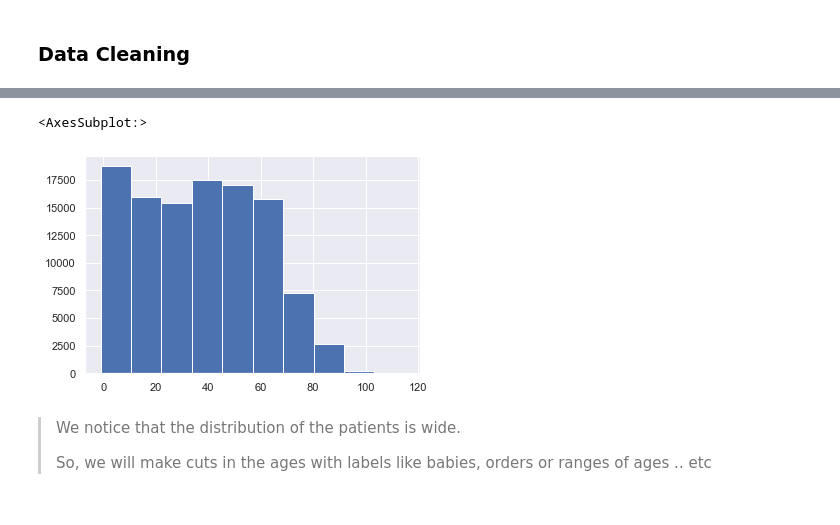
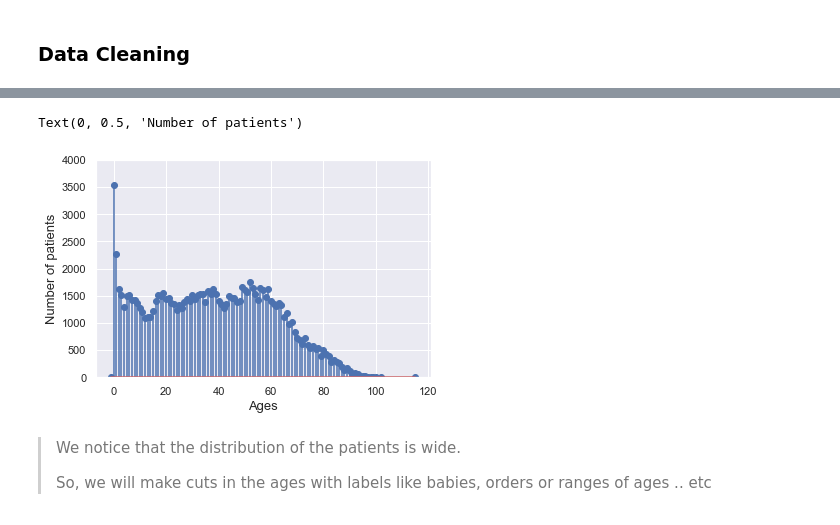
Before and after one commit to mo7amed7assan1911/Medical-Appointment-No-Shows, a Jupyter notebook: Investigate_a_Dataset.ipynb, the cells around one changed output, grey strips where cells are left out. Saved outputs shown, nothing was run; the diff lists cells and outputs as text; code cells hidden in the pictures.

```diff
--- a/Investigate_a_Dataset.ipynb
+++ b/Investigate_a_Dataset.ipynb
@@ -165,17 +165,17 @@ df = df[df['Age'] >= 0]
 # %%
 # Number of each Age in the dataset.
 Sorted_ages = sorted(df.Age.value_counts().index)
 NumberOfAges = df.Age.value_counts()[Sorted_ages]
 sns.set()
-df['Age'].hist()
+# df['Age'].hist()
 
-# plt.stem(NumberOfAges.index, NumberOfAges.values, use_line_collection=True)
-# plt.ylim(0, 4000)
-# plt.xlabel('Ages', fontsize=13)
-# plt.ylabel('Number of patients', fontsize=13)
+plt.stem(NumberOfAges.index, NumberOfAges.values, use_line_collection=True)
+plt.ylim(0, 4000)
+plt.xlabel('Ages', fontsize=13)
+plt.ylabel('Number of patients', fontsize=13)
 # %% [output]
-<AxesSubplot:>
+Text(0, 0.5, 'Number of patients')
-[figure, old version]
+[figure, new version]
 # %% [markdown]
 > We notice that the distribution of the patients is wide.
 >
```
